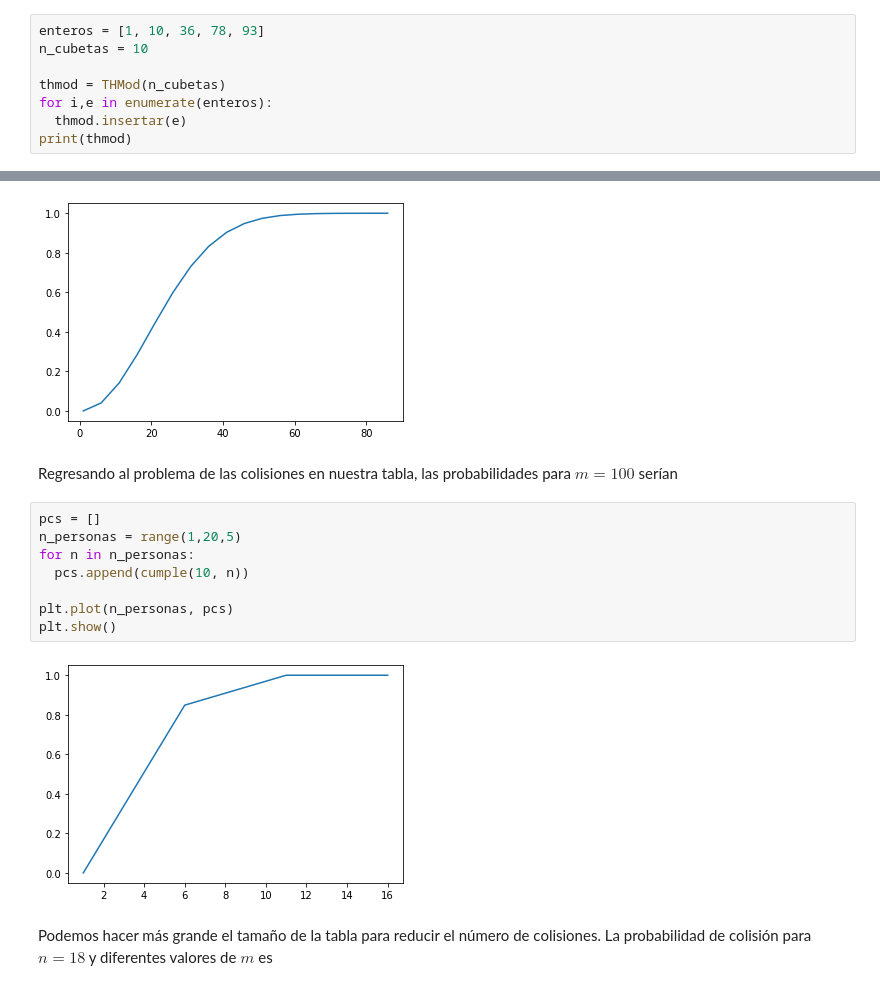
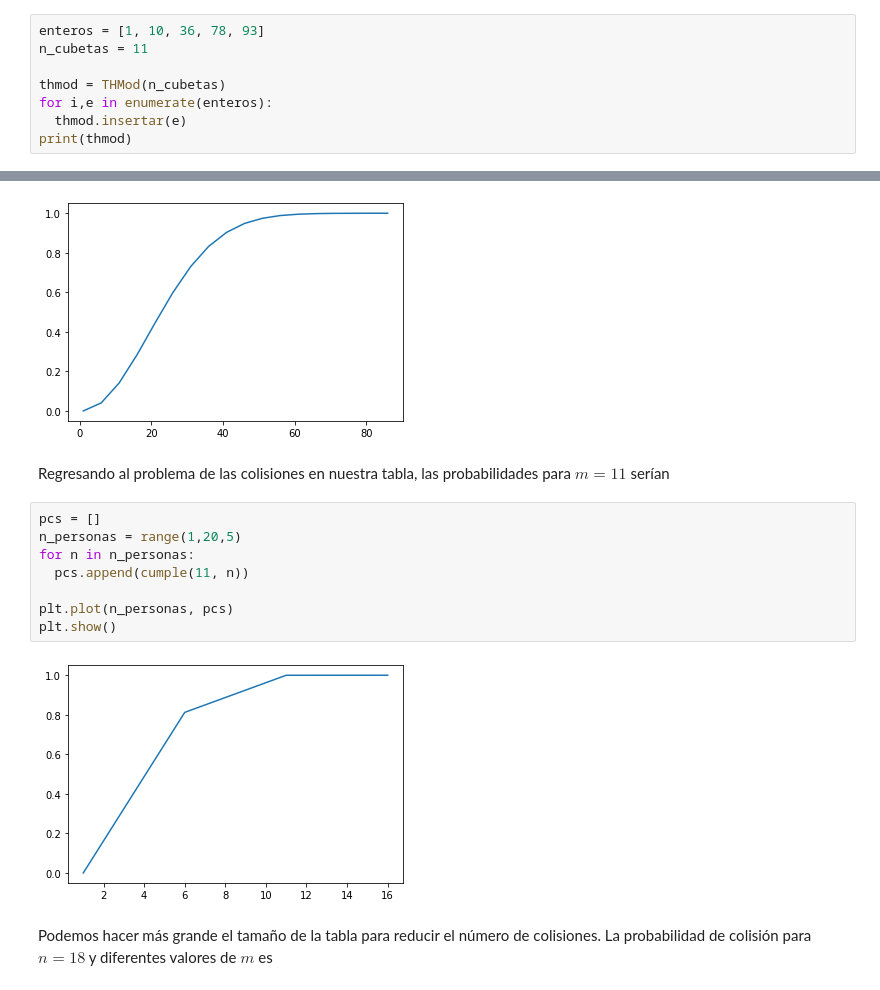
Before and after one commit to blancavazquez/CursoDatosMasivosI, a Jupyter notebook: notebooks/3a_funciones_hash.ipynb, the cells around one changed output, grey strips where cells are left out. Cells and saved outputs as stored; diff of their text form.

```diff
--- a/notebooks/3a_funciones_hash.ipynb
+++ b/notebooks/3a_funciones_hash.ipynb
@@ -105,7 +168,7 @@ class THMod(TablaHash):
 Probemos nuestra tabla con un conjunto 5 de números
 # %%
 enteros = [1, 10, 36, 78, 93]
-n_cubetas = 10
+n_cubetas = 11
 
 thmod = THMod(n_cubetas)
 for i,e in enumerate(enteros):
@@ -168,17 +231,17 @@ plt.show()
 # %% [output]
 [figure]
 # %% [markdown]
-Regresando al problema de las colisiones en nuestra tabla, las probabilidades para $m = 100$ serían
+Regresando al problema de las colisiones en nuestra tabla, las probabilidades para $m = 11$  serían
 # %%
 pcs = []
 n_personas = range(1,20,5)
 for n in n_personas:
-  pcs.append(cumple(10, n))
+  pcs.append(cumple(11, n))
 
 plt.plot(n_personas, pcs)
 plt.show()
 # %% [output]
-[figure, old version]
+[figure, new version]
 # %% [markdown]
 Podemos hacer más grande el tamaño de la tabla para reducir el número de colisiones. La probabilidad de colisión para $n = 18$ y diferentes valores de $m$ es
 # %%
```
Also changed, not shown: parts of 59 cells of this notebook.
